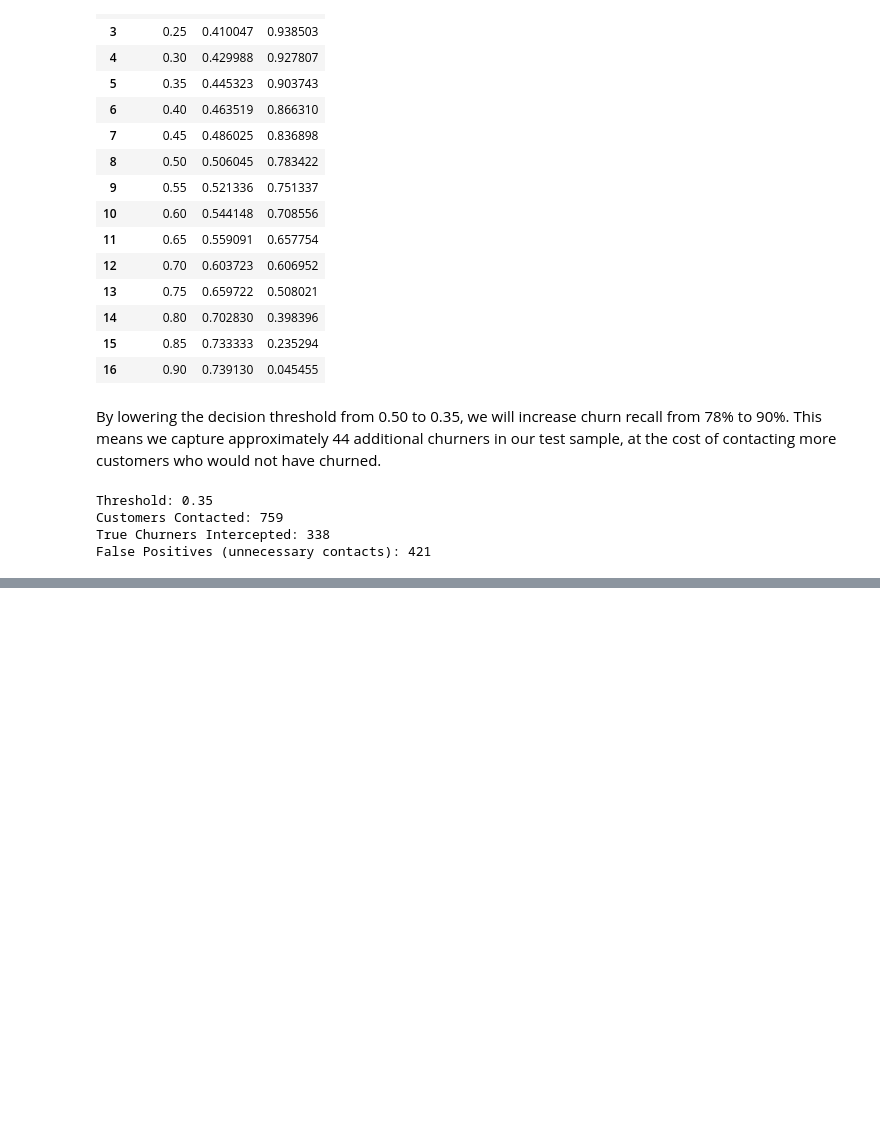
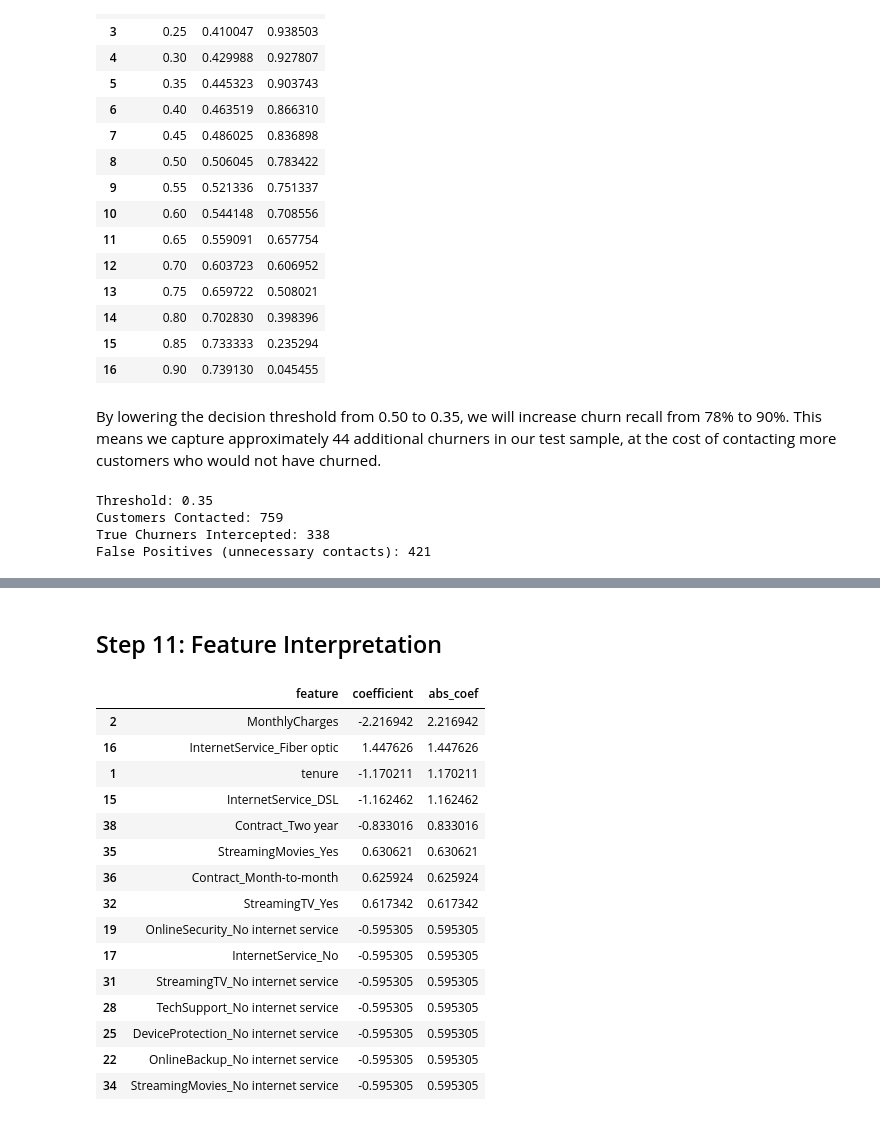
Before and after one commit to andrewmarasco/Capstone_Project__Customer_Churn_Binary_Classification, a Jupyter notebook: Customer_Churn_Classification_AM.ipynb, the cells around one changed output, grey strips where cells are left out. Saved outputs shown, nothing was run; the diff lists cells and outputs as text; code cells hidden in the pictures; blank space fills up the shorter version.

```diff
--- a/Customer_Churn_Classification_AM.ipynb
+++ b/Customer_Churn_Classification_AM.ipynb
@@ -672,0 +693,35 @@ False Positives (unnecessary contacts): 421
+# %% [markdown]
+## Step 11: Feature Interpretation
+# %%
+ohe = best_logreg.named_steps["preprocess"].named_transformers_["cat"].named_steps["onehot"]
+cat_feature_names = ohe.get_feature_names_out(categorical_features)
+
+feature_names = np.r_[numeric_features, cat_feature_names]
+
+coefs = best_logreg.named_steps["model"].coef_.ravel()
+
+coef_df = pd.DataFrame({
+    "feature": feature_names,
+    "coefficient": coefs
+})
+
+coef_df["abs_coef"] = coef_df["coefficient"].abs()
+
+coef_df.sort_values("abs_coef", ascending=False).head(15)
+# %% [output]
+|  | feature | coefficient | abs_coef |
+| 2 | MonthlyCharges | -2.216942 | 2.216942 |
+| 16 | InternetService_Fiber optic | 1.447626 | 1.447626 |
+| 1 | tenure | -1.170211 | 1.170211 |
+| 15 | InternetService_DSL | -1.162462 | 1.162462 |
+| 38 | Contract_Two year | -0.833016 | 0.833016 |
+| 35 | StreamingMovies_Yes | 0.630621 | 0.630621 |
+| 36 | Contract_Month-to-month | 0.625924 | 0.625924 |
+| 32 | StreamingTV_Yes | 0.617342 | 0.617342 |
+| 19 | OnlineSecurity_No internet service | -0.595305 | 0.595305 |
+| 17 | InternetService_No | -0.595305 | 0.595305 |
+| 31 | StreamingTV_No internet service | -0.595305 | 0.595305 |
+| 28 | TechSupport_No internet service | -0.595305 | 0.595305 |
+| 25 | DeviceProtection_No internet service | -0.595305 | 0.595305 |
+| 22 | OnlineBackup_No internet service | -0.595305 | 0.595305 |
+| 34 | StreamingMovies_No internet service | -0.595305 | 0.595305 |
```
Also changed, not shown: parts of 8 cells of this notebook.
